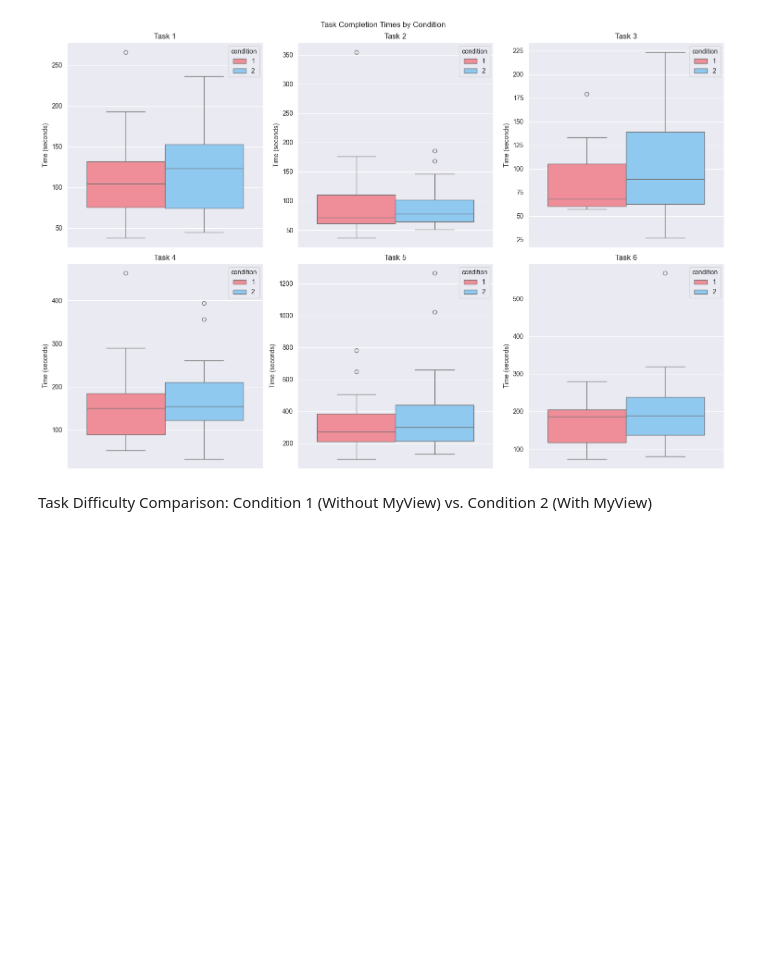
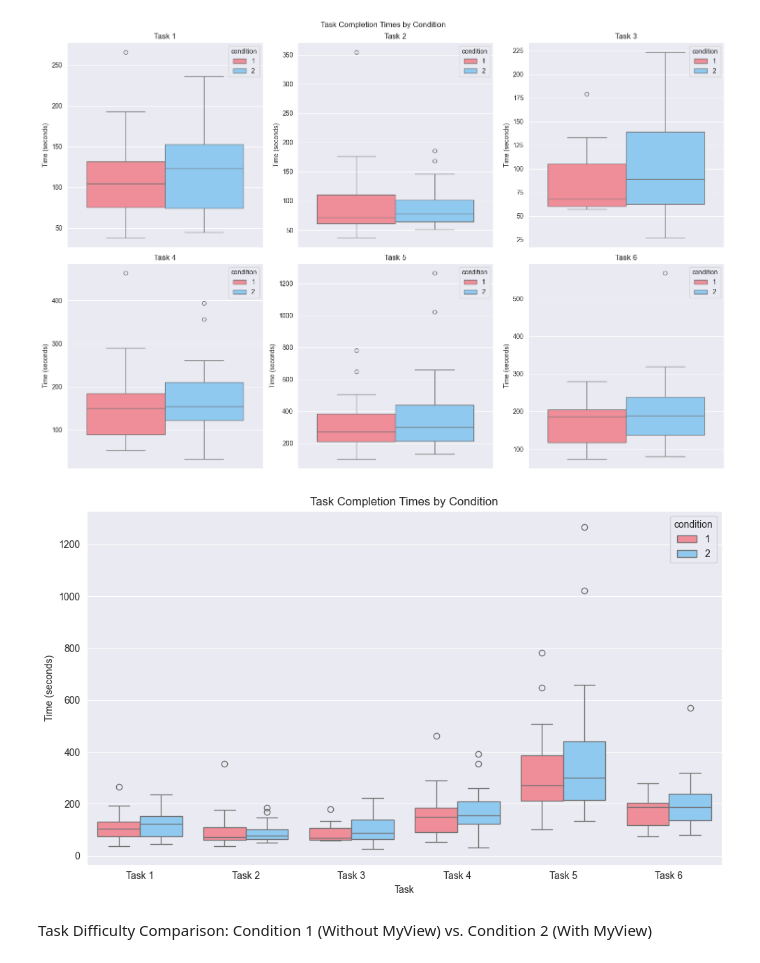
Before and after one commit to pinkstegosaurus99/plot_visualization, a Jupyter notebook: plotting.ipynb, the cells around one changed output. Drawn from its saved outputs; the diff is of its cells as text; code cells hidden in the pictures; blank space fills up the shorter version.

```diff
--- a/plotting.ipynb
+++ b/plotting.ipynb
@@ -1026,6 +1026,37 @@ plt.savefig('images/task_time_comparison.png', dpi=150)
 plt.show()
 # %% [output]
 [figure]
+# %%
+time_cols = [f'time_task{i}' for i in range(1, 7)]
+
+long_df = full_data.melt(
+    id_vars='condition',
+    value_vars=time_cols,
+    var_name='task',
+    value_name='time'
+)
+
+long_df['task'] = long_df['task'].str.replace('time_task', 'Task ')
+
+plt.figure(figsize=(10, 6))
+
+sns.boxplot(
+    data=long_df,
+    x='task',
+    y='time',
+    hue='condition',
+    palette=colours[:2]
+)
+
+plt.title('Task Completion Times by Condition')
+plt.ylabel('Time (seconds)')
+plt.xlabel('Task')
+
+plt.tight_layout()
+plt.savefig('images/task_time_combined.png', dpi=150)
+plt.show()
+# %% [output]
+[figure, added]
 # %% [markdown]
 Task Difficulty Comparison: Condition 1 (Without MyView) vs. Condition 2 (With MyView)
 # %%
```
Also changed, not shown: parts of 2 cells of this notebook.
